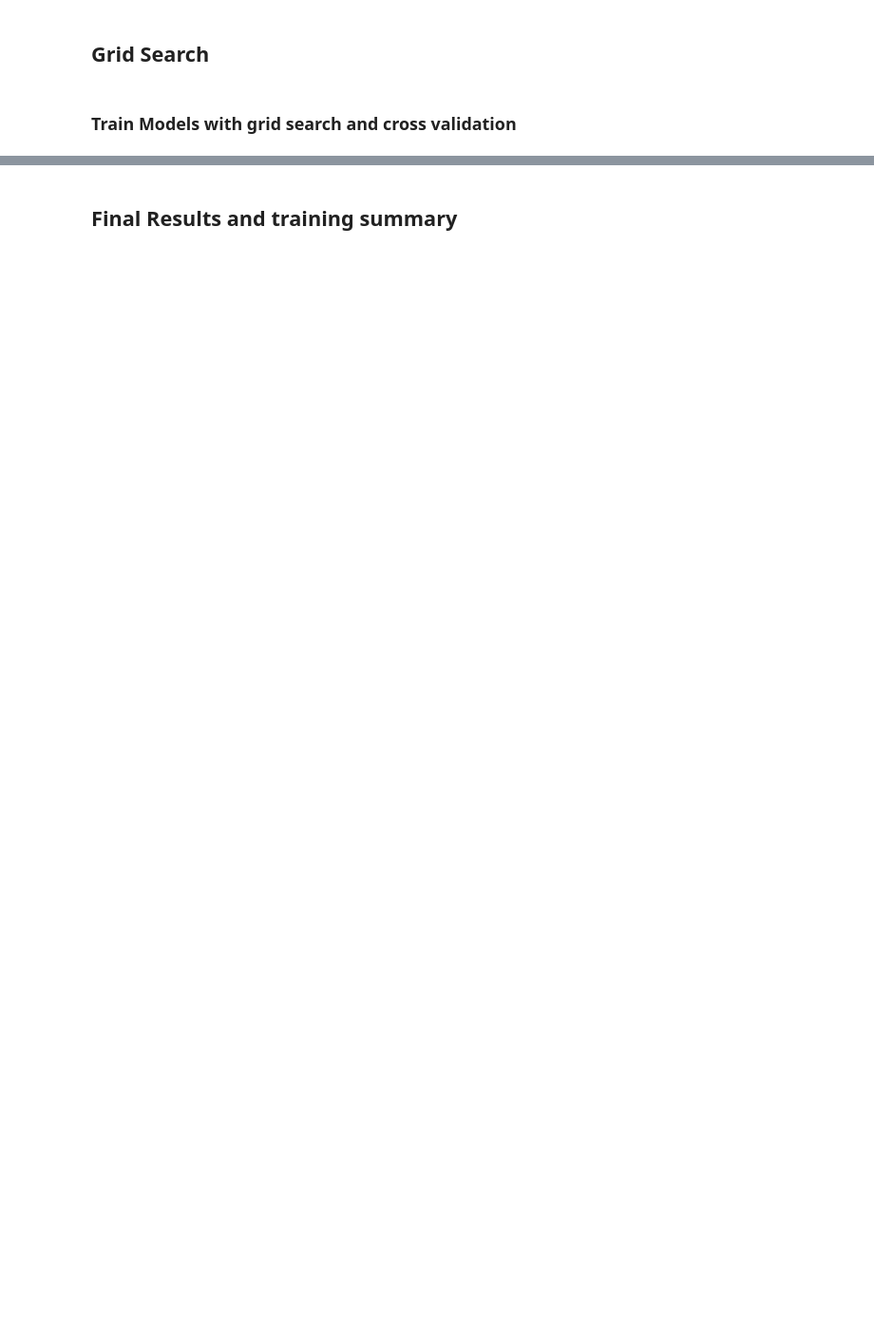
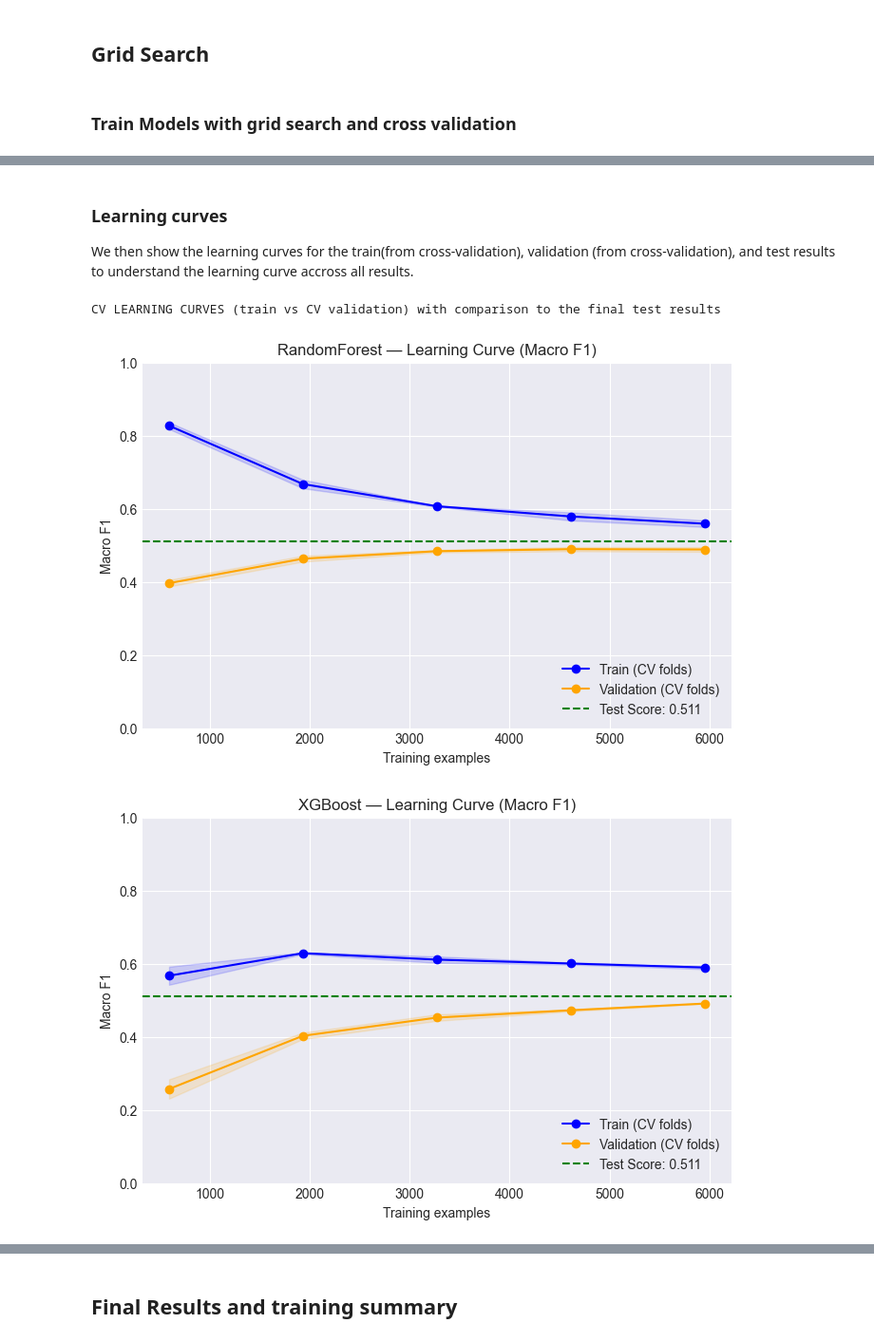
Before and after one commit to jaanisfehling/italian-rap-songs, a Jupyter notebook: predictive_analysis/predictive_analysis.ipynb, the cells around one changed output, grey strips where cells are left out. Shown at 95% size. Drawn from its saved outputs; the diff is of its cells as text; code cells hidden in the pictures; blank space fills up the shorter version.

```diff
--- a/predictive_analysis/predictive_analysis.ipynb
+++ b/predictive_analysis/predictive_analysis.ipynb
@@ -436,0 +532,69 @@ Lyrical_Standard_School       0.91      0.07      0.13       614
+# %% [markdown]
+### Learning curves
+We then show the learning curves for the train(from cross-validation), validation (from cross-validation), and test results to understand the learning curve accross all results.
+# %%
+from sklearn.base import clone
+from sklearn.model_selection import learning_curve
+import numpy as np
+import matplotlib.pyplot as plt
+
+def _safe_estimator_for_cv(model, name):
+    est = clone(model)
+    if name == "XGBoost":
+        try:
+            est.set_params(early_stopping_rounds=None)
+        except Exception:
+            pass
+    return est
+
+print("CV LEARNING CURVES (train vs CV validation) with comparison to the final test results")
+
+train_sizes = np.linspace(0.1, 1.0, 5)
+
+models_for_curves = dict(tuned_models)
+if "refit_models" in globals() and isinstance(refit_models, dict):
+    models_for_curves.update(refit_models)
+
+for name, model in models_for_curves.items():
+    est = _safe_estimator_for_cv(model, name)
+
+    sizes, train_scores, val_scores = learning_curve(
+        est,
+        X_train, y_train,
+        cv=cv,
+        scoring="f1_macro",
+        n_jobs=-1,
+        train_sizes=train_sizes
+    )
+
+    train_mean = train_scores.mean(axis=1)
+    train_std  = train_scores.std(axis=1)
+    val_mean   = val_scores.mean(axis=1)
+    val_std    = val_scores.std(axis=1)
+
+    plt.figure(figsize=(8, 5))
+    plt.plot(sizes, train_mean, "o-", color="blue", label="Train (CV folds)")
+    plt.plot(sizes, val_mean, "o-", color="orange", label="Validation (CV folds)")
+    plt.fill_between(sizes, train_mean - train_std, train_mean + train_std, alpha=0.15, color="blue")
+    plt.fill_between(sizes, val_mean - val_std, val_mean + val_std, alpha=0.15, color="orange")
+
+    if "results" in globals() and name in results:
+        plt.axhline(
+            results[name],
+            color="green",
+            linestyle="--",
+            linewidth=1.5,
+            label=f"Test Score: {results[name]:.3f}"
+        )
+
+    plt.title(f"{name} — Learning Curve (Macro F1)")
+    plt.xlabel("Training examples")
+    plt.ylabel("Macro F1")
+    plt.ylim(0, 1.0)
+    plt.grid(True)
+    plt.legend(loc="lower right")
+    plt.show()
+# %% [output]
+CV LEARNING CURVES (train vs CV validation) with comparison to the final test results
+[figure, added]
+[figure, added]
```
Also changed, not shown: parts of 31 cells of this notebook.
